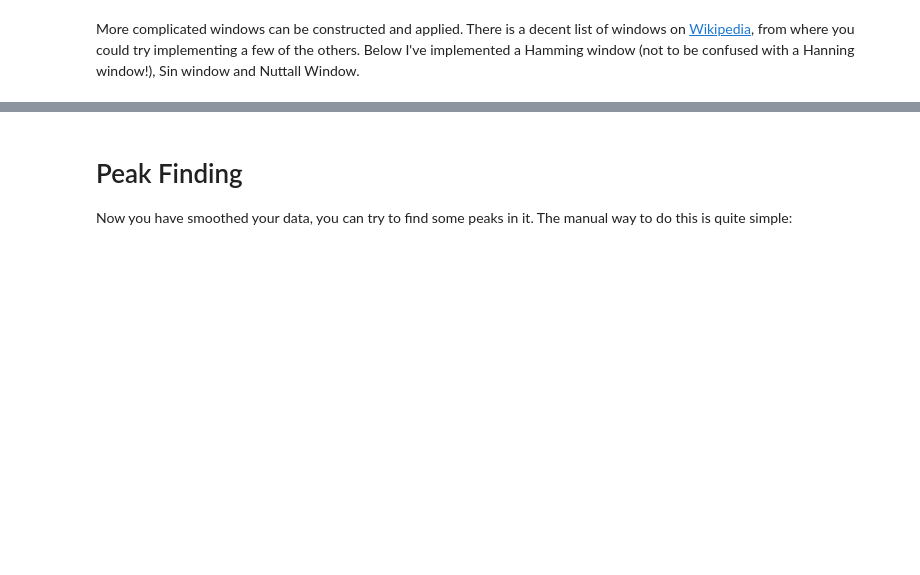
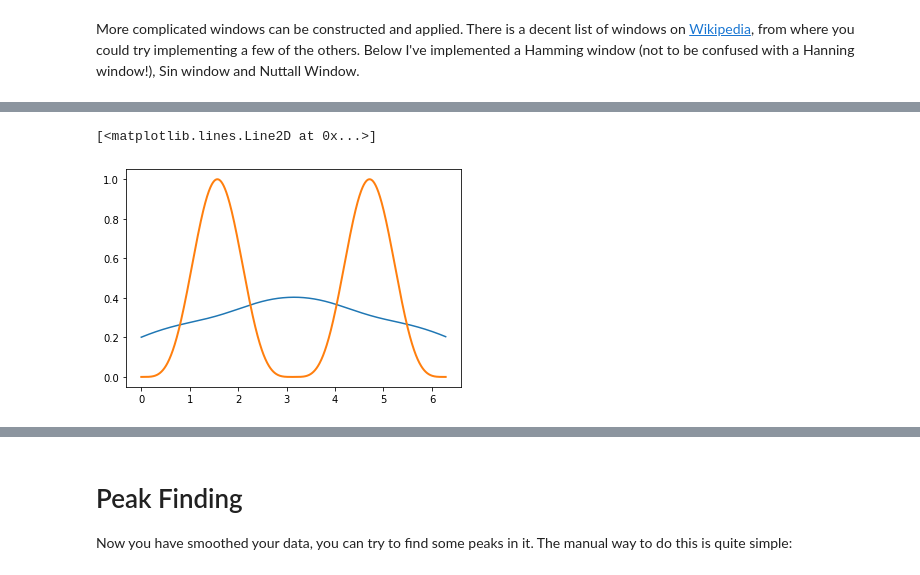
Before and after one commit to rrr-uom-projects/ManchesterBioinformaticsCourse_Student, a Jupyter notebook: Day1/Slides/PythonBasicsReference.ipynb, the cells around one changed output, grey strips where cells are left out. Saved outputs shown, nothing was run; the diff lists cells and outputs as text; code cells hidden in the pictures; blank space fills up the shorter version.

```diff
--- a/Day1/Slides/PythonBasicsReference.ipynb
+++ b/Day1/Slides/PythonBasicsReference.ipynb
@@ -727,10 +743,13 @@ plt.plot(xValues, sin4, linewidth=2)
 # %%
 # Sin window
-N = xValues.shape[0]/16
+N = xValues.shape[0]
 SW = np.sin(np.array([np.pi*i / (N-1) for i in range(0, N)]))
 sinConvolved = np.convolve(SW/SW.sum(), sinWithRealNoise, mode='same')
 plt.plot(xValues, sinConvolved)
 plt.plot(xValues, sin4, linewidth=2)
+# %% [output]
+[<matplotlib.lines.Line2D at 0x...>]
+[figure, added]
 # %%
 # Nuttall window
 a0 = 0.355768
```
Also changed, not shown: parts of 7 cells of this notebook, 2 other files.
